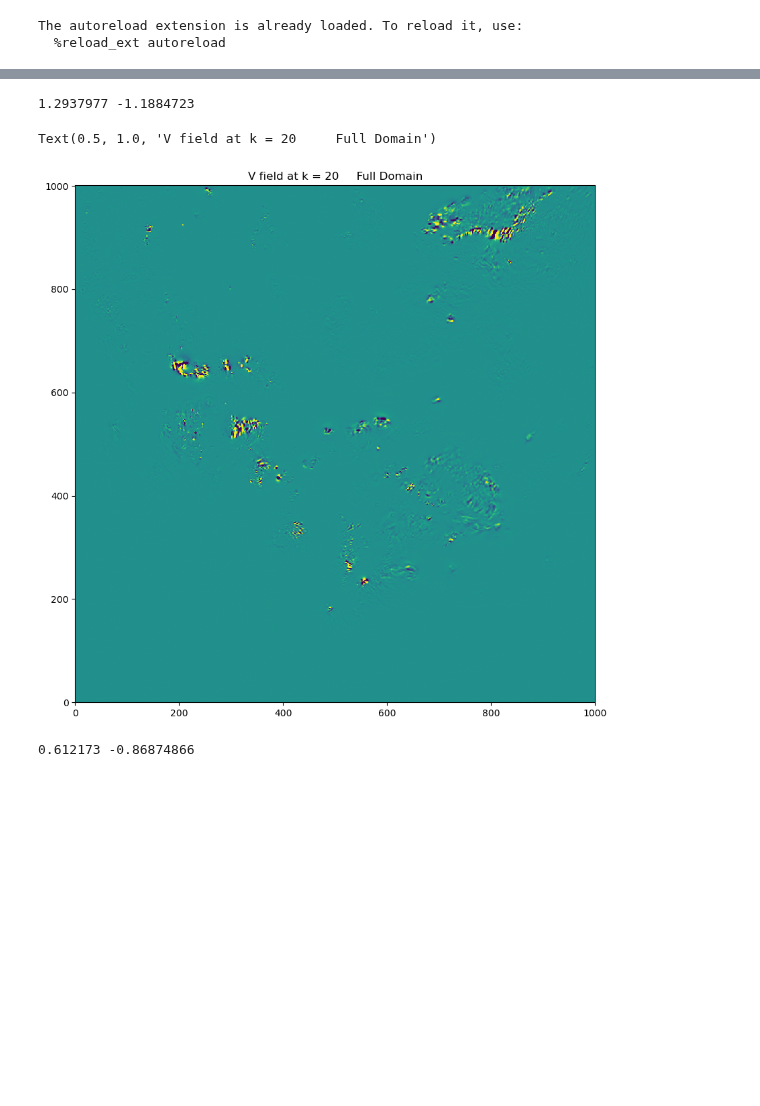
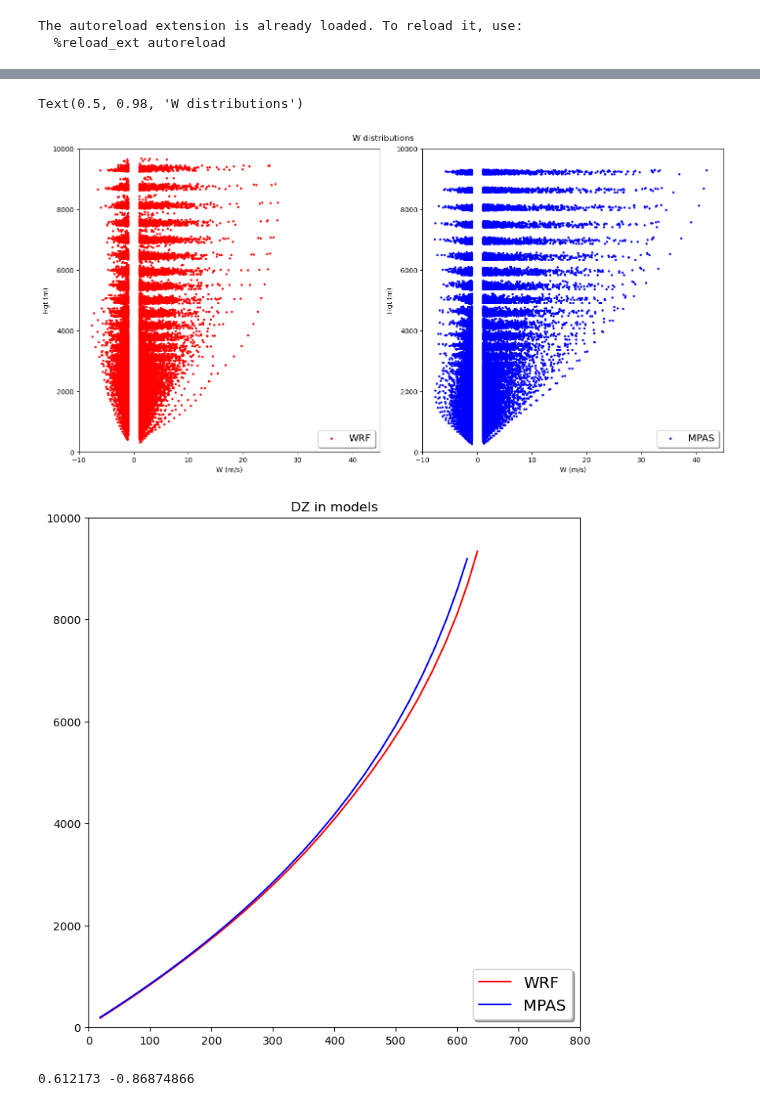
Before and after one commit to louiswicker/CAM_analysis_tools, a Jupyter notebook: real_cases/plot_WRF_History.ipynb, the cells around one changed output, grey strips where cells are left out. Drawn from its saved outputs; the diff is of its cells as text; code cells hidden in the pictures; blank space fills up the shorter version.

Commit message:
Added code to plot W distributions from MPAS/WRF

```diff
--- a/real_cases/plot_WRF_History.ipynb
+++ b/real_cases/plot_WRF_History.ipynb
@@ -56,4 +63,4 @@ def read_wrf(run_dir, pattern, model_type):
 # %%
 
-u96, v96, w96, lats, lons = read_wrf('/work/wicker/WRF/WRF/run/wrf_96_noIEVA_3', 'wrfout_d01_2011-04-27_01:00:00', 'wrf')
-u72, v72, w72, lats, lons = read_wrf('/work/wicker/WRF/WRF/run/wrf_72_noIEVA_3', 'wrfout_d01_2011-04-27_01:00:00', 'wrf')
+u0, v0, w0, z0 = read_wrf('/scratch/tajones/dart/FCST/20240508/1500/ENS_MEM_1/BASE_FIX', 'wrfout_d01_2024-05-08_18:00:00', 'wrf')
+u1, v1, w1, z1 = read_wrf('/work/wicker/MPAS_Diagnostic_Tools', 'test_mpasit_01.restart.2024-05-08_18.00.00.nc', 'mpas')
@@ -75,19 +76,65 @@ Text(0.5, 1.0, 'U field at k = 20     Full Domain')
 # %%
-diff = v96 - v72
+fig, ax = plt.subplots(1,2, constrained_layout=True,figsize=(14,7))
 
-klevel = 20
+wmin = 1.0
 
-print(diff[0,klevel].max(), diff[0,klevel].min())
+w0_data = w0[0,0:40, 10:290, 10:290].flatten()
+z0_data = z0[0,0:40, 10:290, 10:290].flatten()
+w1_data = w1[0,0:40, 10:290, 10:290].flatten()
+z1_data = z1[0,0:40, 10:290, 10:290].flatten()
 
-fig, axes = plt.subplots(ncols=1, nrows=1, figsize=(10,10))
+w0_min = w0_data[np.abs(w0_data) >= wmin]
+z0_min = z0_data[np.abs(w0_data) >= wmin]
+w1_min = w1_data[np.abs(w1_data) >= wmin]
+z1_min = z1_data[np.abs(w1_data) >= wmin]
 
-plot = axes.pcolormesh(10*diff[0,klevel], shading='auto', vmax=1, vmin=-1, cmap='viridis')
+ax[0].scatter(w0_min, z0_min, s=5, color='r', label='WRF')
+legend = ax[0].legend(loc='lower right', shadow=True, fontsize='x-large')
 
-axes.set_title("V field at k = %d     Full Domain" % klevel)
+
+ax[1].scatter(w1_min, z1_min, s=5, color='b', label='MPAS')
+legend = ax[1].legend(loc='lower right', shadow=True, fontsize='x-large')
+ax[0].set_xlim(-10,45.)
+ax[0].set_ylim(0,10000)
+ax[0].set_xlabel('W (m/s)')
+ax[0].set_ylabel('Hgt (m)')
+ax[1].set_xlim(-10,45.)
+ax[1].set_ylim(0,10000)
+ax[1].set_xlabel('W (m/s)')
+ax[1].set_ylabel('Hgt (m)');
+
+fig.suptitle('W distributions')
 # %% [output]
-1.2937977 -1.1884723
+Text(0.5, 0.98, 'W distributions')
-Text(0.5, 1.0, 'V field at k = 20     Full Domain')
-[figure, old version]
+[figure, new version]
+# %%
+fig, ax = plt.subplots(1,1, constrained_layout=True,figsize=(7,7))
+
+wmin = 1.0
+
+z0_data = z0[0,0:40, 10:290, 10:290]
+z1_data = z1[0,0:40, 10:290, 10:290]
+
+dz0 = (z0[0,1:] - z0[0,:-1])[0:40, 10:290, 10:290]
+dz1 = (z1[0,1:] - z1[0,:-1])[0:40, 10:290, 10:290]
+
+ax.plot(dz0.mean(axis=(1,2)), z0_data.mean(axis=(1,2)), color='r', label='WRF')
+legend = ax.legend(loc='lower right', shadow=True, fontsize='x-large')
+
+
+ax.plot(dz1.mean(axis=(1,2)), z1_data.mean(axis=(1,2)), color='b', label='MPAS')
+legend = ax.legend(loc='lower right', shadow=True, fontsize='x-large')
+ax.set_xlim(0,800)
+ax.set_ylim(0,10000)
+ax.set_title('DZ in models');
+# ax[0].set_xlabel('DZ (m)')
+# ax[0].set_ylabel('Hgt (m)')
+# ax[1].set_xlim(-10,45.)
+# ax[1].set_ylim(0,10000)
+# ax[1].set_xlabel('W (m/s)')
+# ax[1].set_ylabel('Hgt (m)');
+# %% [output]
+[figure, added]
 # %%
 diff = w96 - w72
 
```
Also changed, not shown: parts of 3 cells of this notebook, 3 other files.
